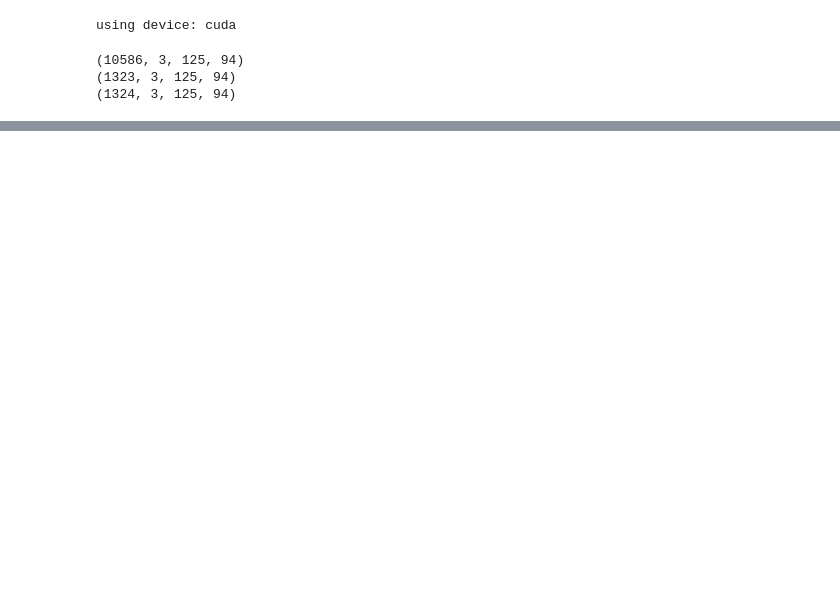
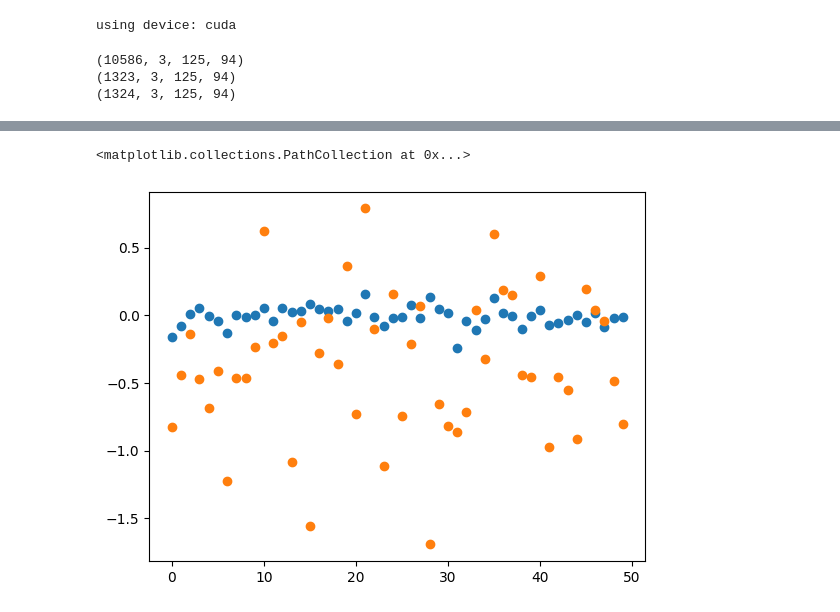
Before and after one commit to rwbakerUMASS/682-Final-Project, a Jupyter notebook: run_model.ipynb, the cells around one changed output, grey strips where cells are left out. Drawn from its saved outputs; the diff is of its cells as text; code cells hidden in the pictures; blank space fills up the shorter version.

```diff
--- a/run_model.ipynb
+++ b/run_model.ipynb
@@ -82,2 +94,16 @@ plt.imshow(scores.to('cpu').permute(1, 2, 0))
+# %%
+encoder = model.encoder
+tensor_image, = test_ds[:50]
+with torch.no_grad():
+    latent_mu,latent_var = encoder(tensor_image.to(device))
+latent_var = latent_var.to('cpu')
+latent_mu = latent_mu.to('cpu')
+f.add_subplot(1,2,1)
+plt.scatter(range(50),latent_var[:,1])
+f.add_subplot(1,2,2)
+plt.scatter(range(50),latent_mu[:,1])
+# %% [output]
+<matplotlib.collections.PathCollection at 0x...>
+[figure, added]
 # %%
 import gc
```
Also changed, not shown: parts of 4 cells of this notebook, 4 other files.
